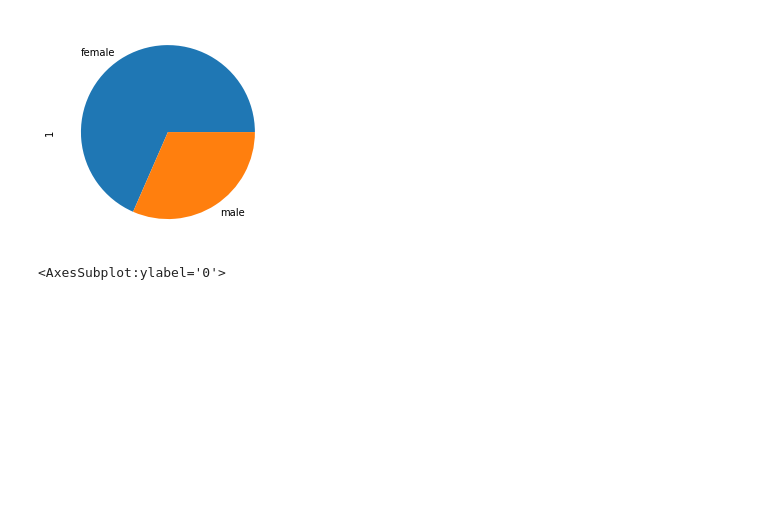
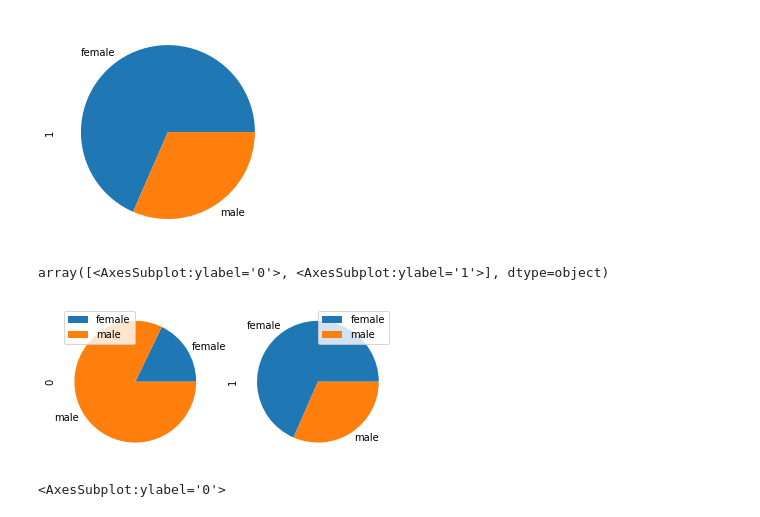
Before and after one commit to StephYa7/Pandas, a Jupyter notebook: Practic 11.ipynb, the cells around one changed output. Drawn from its saved outputs; the diff is of its cells as text; code cells hidden in the pictures; blank space fills up the shorter version.

```diff
--- a/Practic 11.ipynb
+++ b/Practic 11.ipynb
@@ -51,6 +51,11 @@ gg[1].plot(kind='pie')
 # %% [output]
 <AxesSubplot:ylabel='1'>
 [figure]
+# %%
+gg.plot(kind='pie',subplots=True)
+# %% [output]
+array([<AxesSubplot:ylabel='0'>, <AxesSubplot:ylabel='1'>], dtype=object)
+[figure, added]
 # %%
 gg[0].plot(kind='pie')
 # %% [output]
```
Also changed, not shown: parts of 1 cell of this notebook, 1 other file.
